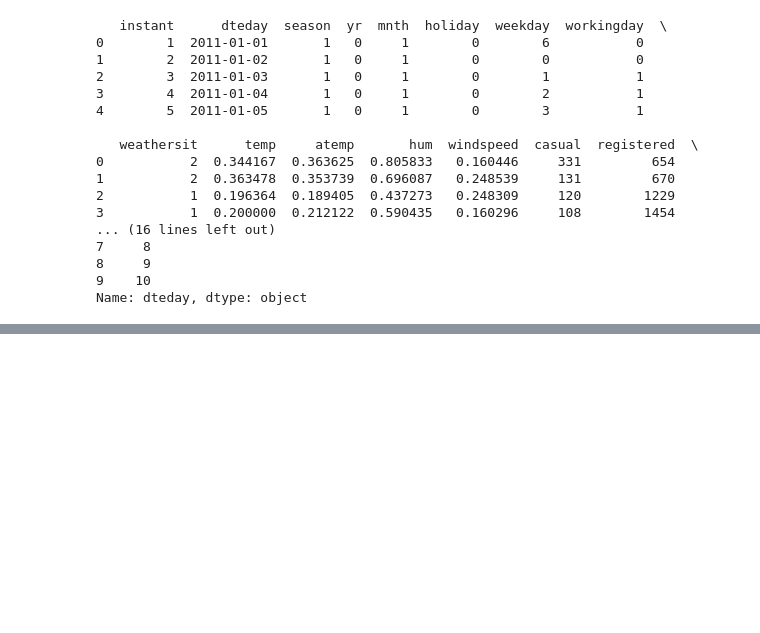
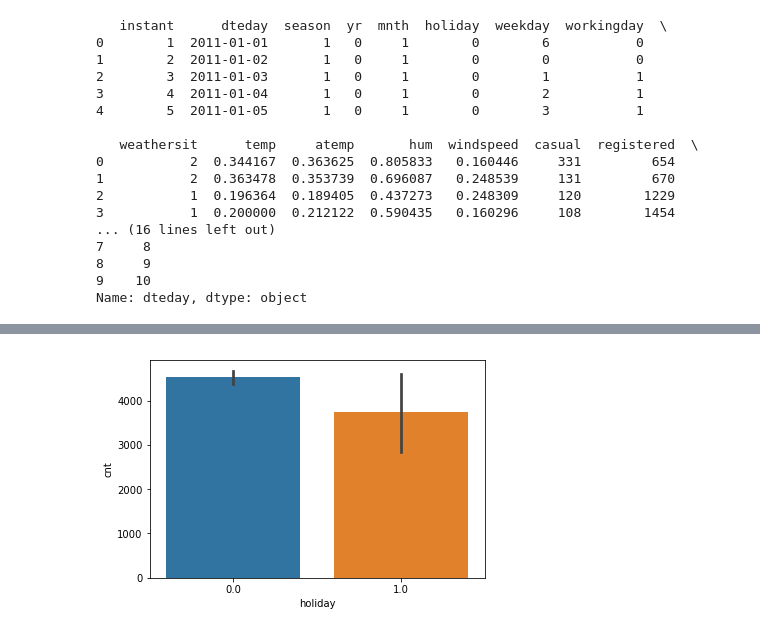
Before and after one commit to joelbraganza/Bike-Rental, a Jupyter notebook: BikeRental.ipynb, the cells around one changed output, grey strips where cells are left out. Cells and saved outputs as stored; diff of their text form; code cells hidden in the pictures; blank space fills up the shorter version.

```diff
--- a/BikeRental.ipynb
+++ b/BikeRental.ipynb
@@ -307,0 +393,7 @@ def MAPE(y_true, y_pred):
+# %%
+# both Lasso/Linear and Random forest regression's feature importance methods show that ['holiday', 'hum'] are not important
+ax = sns.barplot(x='holiday', y="cnt", data=df,estimator=np.mean)
+plt.show()
+# the average 'cnt' of holiday class doesn't vary much, maybe there isn't mcuh that contributes.
+# %% [output]
+[figure, added]
```
Also changed, not shown: parts of 25 cells of this notebook.
